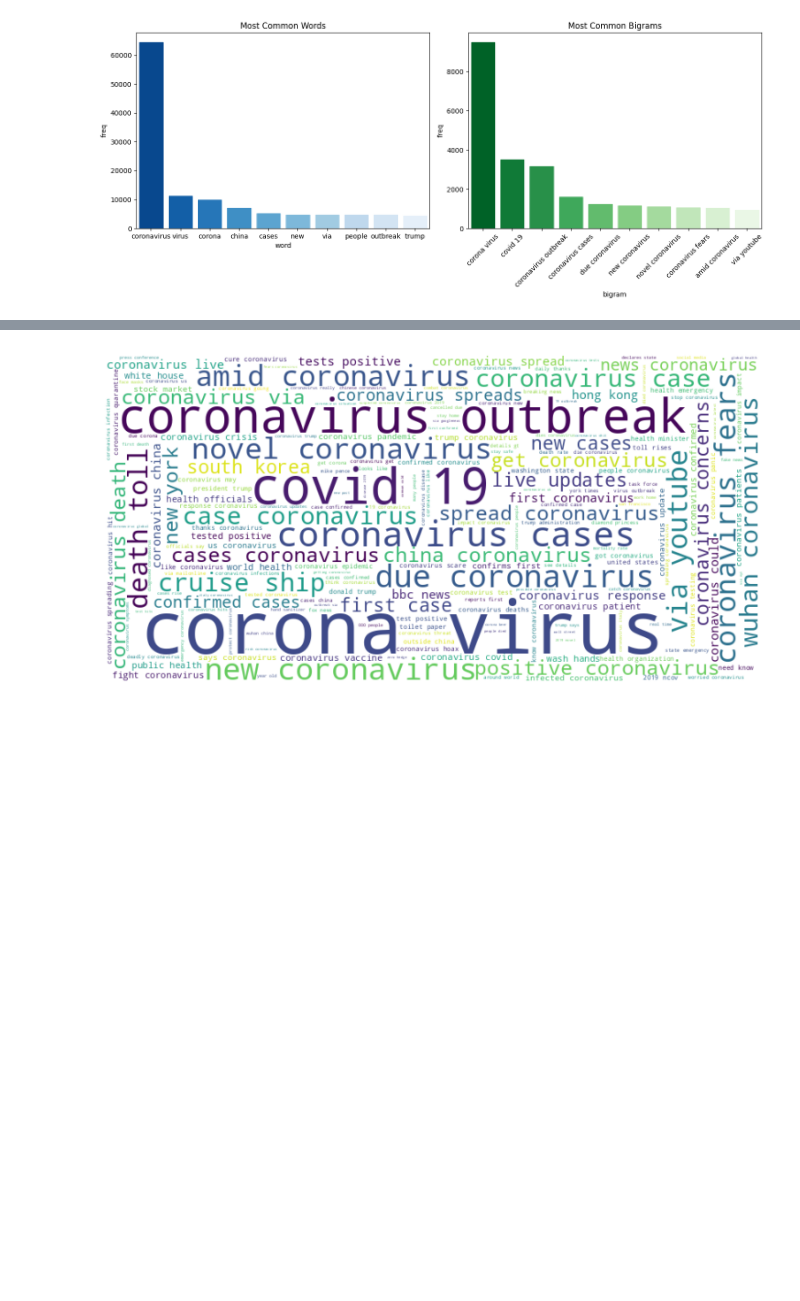
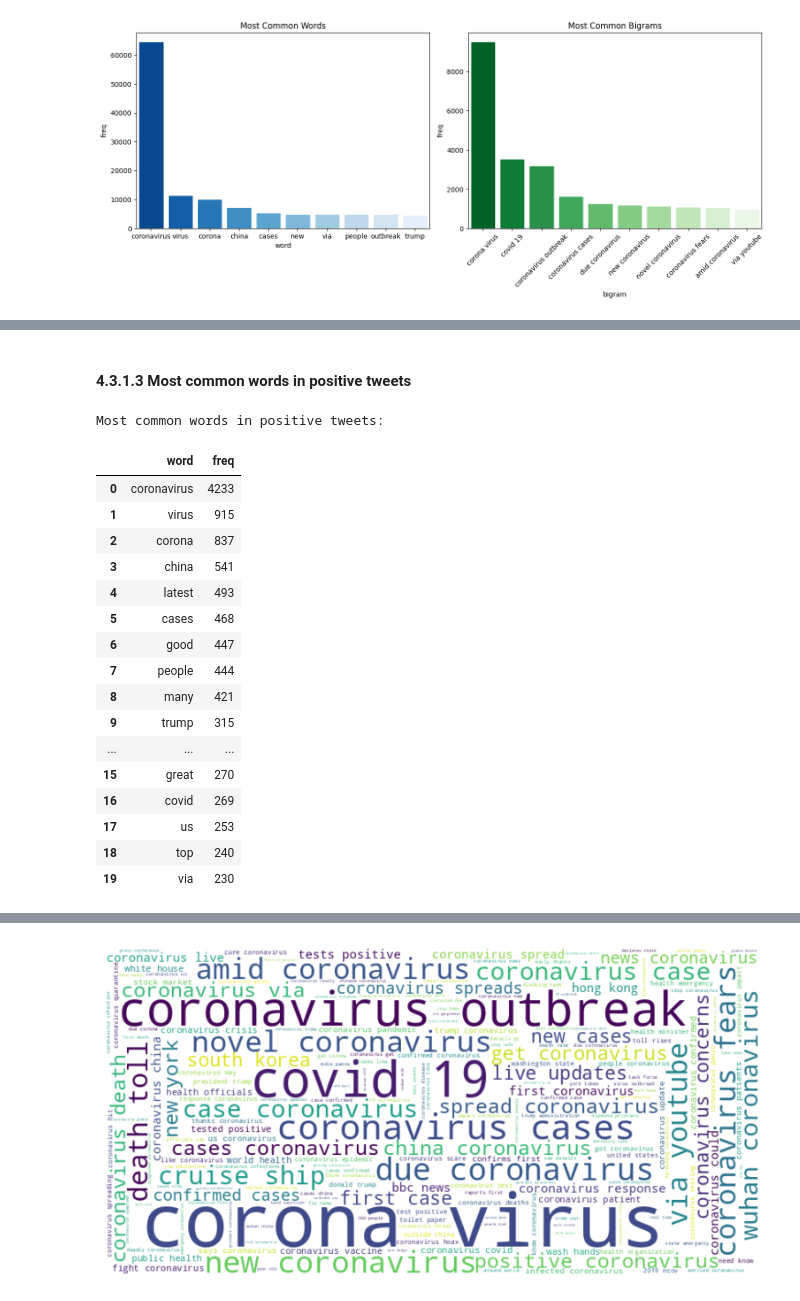
Before and after one commit to Lexian-6/Sentiment-Analysis-towards-COVID-19-on-Twitter, a Jupyter notebook: COVIDSenti_Analysis.ipynb, the cells around one changed output, grey strips where cells are left out. Drawn from its saved outputs; the diff is of its cells as text; code cells hidden in the pictures; blank space fills up the shorter version.

```diff
--- a/COVIDSenti_Analysis.ipynb
+++ b/COVIDSenti_Analysis.ipynb
@@ -592,0 +617,26 @@ Most common words in pos tweets:
+# %% [markdown]
+#### 4.3.1.3 Most common words in positive tweets
+# %%
+print(f"\nMost common words in {sentiment_list[2]} tweets:")
+common_words = get_top_n_words(no_stopwords_df[no_stopwords_df['label'] == 'pos']['tweet'], 20)
+df_common_words = pd.DataFrame(common_words, columns=['word', 'freq'])
+df_common_words.style.background_gradient(cmap='Greens')
+# %% [output]
+Most common words in positive tweets:
+|  | word | freq |
+| 0 | coronavirus | 4233 |
+| 1 | virus | 915 |
+| 2 | corona | 837 |
+| 3 | china | 541 |
+| 4 | latest | 493 |
+| 5 | cases | 468 |
+| 6 | good | 447 |
+| 7 | people | 444 |
+| 8 | many | 421 |
+| 9 | trump | 315 |
+| ... | ... | ... |
+| 15 | great | 270 |
+| 16 | covid | 269 |
+| 17 | us | 253 |
+| 18 | top | 240 |
+| 19 | via | 230 |
```
Also changed, not shown: parts of 11 cells of this notebook.
